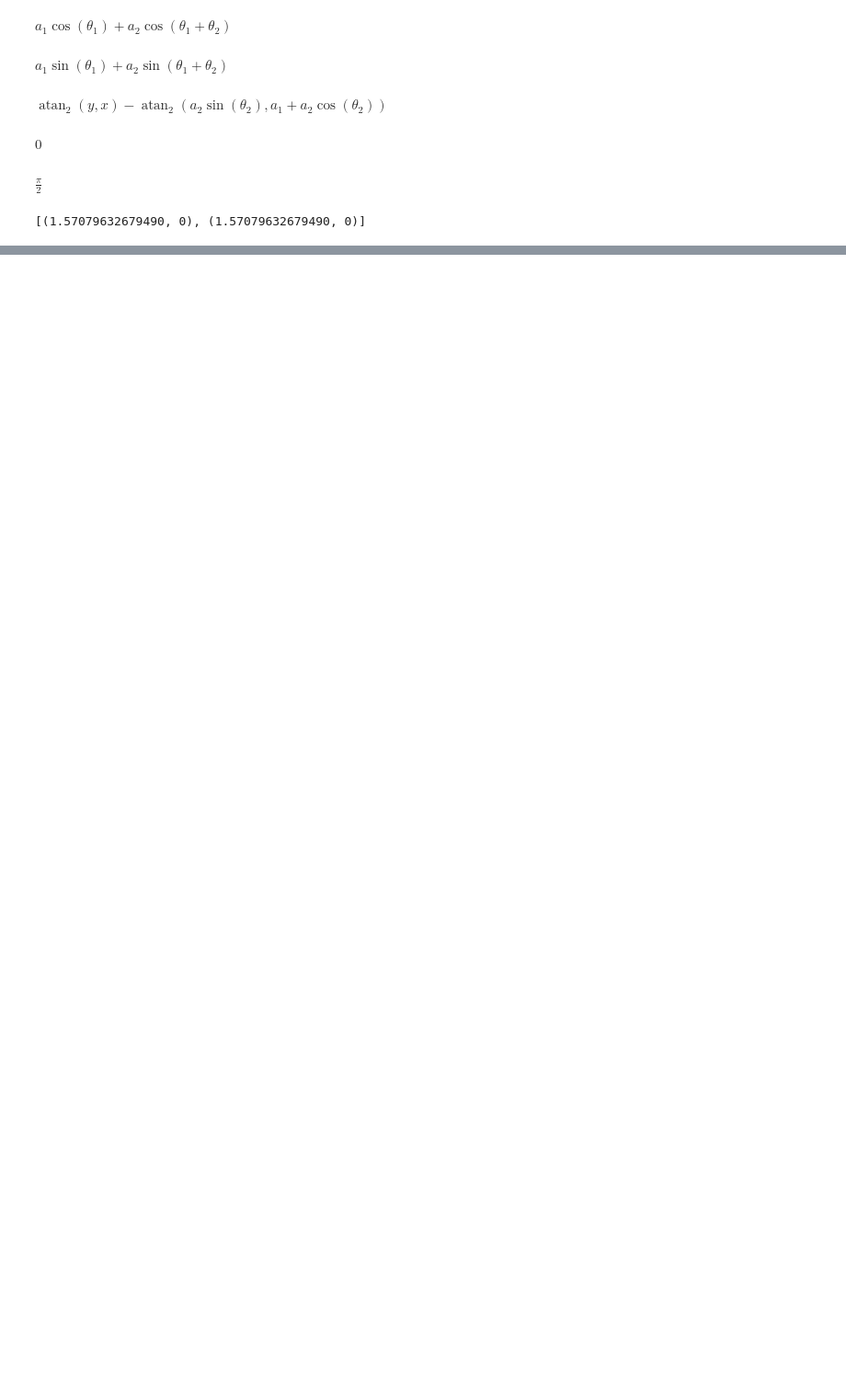
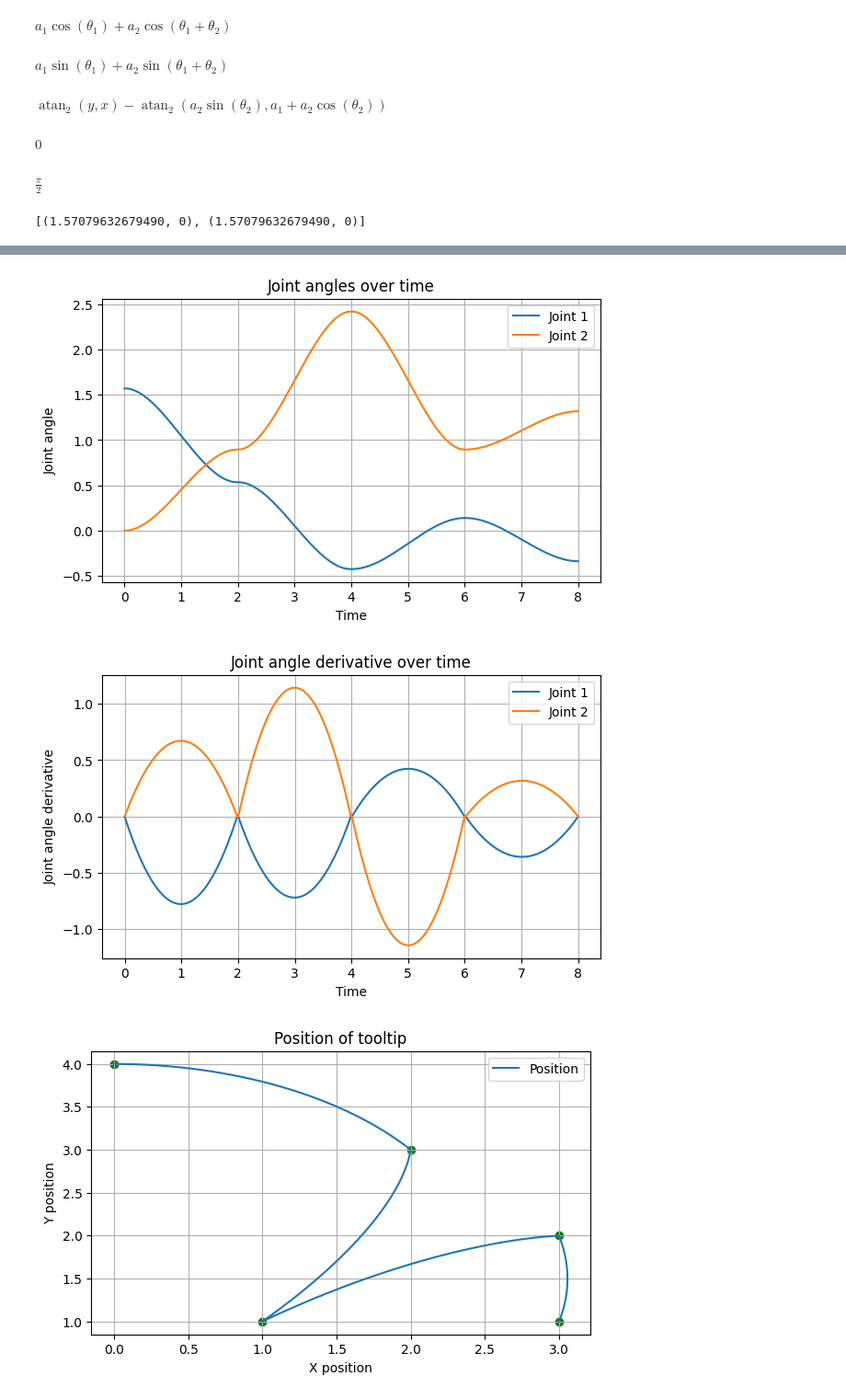
Before and after one commit to ludde127/Kinematics-Exercises, a Jupyter notebook: excersises.ipynb, the cells around one changed output, grey strips where cells are left out. Shown at 92% size. Saved outputs shown, nothing was run; the diff lists cells and outputs as text; code cells hidden in the pictures; blank space fills up the shorter version.

```diff
--- a/excersises.ipynb
+++ b/excersises.ipynb
@@ -236,13 +237,13 @@ theta1 = Symbol("theta1")
 a_1 = Symbol("a_1")
 a_2 = Symbol("a_2")
 theta2 = Symbol("theta2")
-x4 = a_1 * cos(theta1) + a_2 * cos(theta1 + theta2)
-x4
+x4_forward = a_1 * cos(theta1) + a_2 * cos(theta1 + theta2)
+x4_forward
 # %% [output]
 $\displaystyle a_{1} \cos{\left(\theta_{1} \right)} + a_{2} \cos{\left(\theta_{1} + \theta_{2} \right)}$
 # %%
-y4 = a_1 * sin(theta1) + a_2 * sin(theta1 + theta2)
-y4
+y4_forward = a_1 * sin(theta1) + a_2 * sin(theta1 + theta2)
+y4_forward
 # %% [output]
 $\displaystyle a_{1} \sin{\left(\theta_{1} \right)} + a_{2} \sin{\left(\theta_{1} + \theta_{2} \right)}$
 # %%
@@ -328,0 +423,60 @@ D = (3, 1), joint values [(-19.3262950841130, 75.5224878140701), (56.19619272995
+# %%
+# 2c: We should now merge the trajectories into one graph.
+
+x_traj = np.linspace(0, 2, 100)
+
+joint_ys = [[], []]
+joint_ys_deriv = [[], []]
+x_coordinate, y_coordinate = [], []
+
+for i, segment in enumerate(trajectories):
+    for j, (joint_traj, joint_traj_derivative) in enumerate(segment):
+        # Evaluate symbolic expression numerically
+        y_vals = [float(joint_traj.subs({time_t: t_val})) for t_val in x_traj]
+        joint_ys[j].extend(y_vals)
+        y_vals_deriv = [float(joint_traj_derivative.subs({time_t: t_val})) for t_val in x_traj]
+        joint_ys_deriv[j].extend(y_vals_deriv)
+
+x_coordinate.extend([x4_forward.subs({theta1: _theta1, theta2: _theta2, a_1: 2, a_2: 2}) for _theta1, _theta2 in zip(*joint_ys)])
+y_coordinate.extend([y4_forward.subs({theta1: _theta1, theta2: _theta2, a_1: 2, a_2: 2}) for _theta1, _theta2 in zip(*joint_ys)])
+
+
+plt.figure(figsize=(7, 4))
+x = np.linspace(0, 2*len(trajectories), 100*len(trajectories))  # normalized time for each segment
+for j, joint_y in enumerate(joint_ys):
+    # Evaluate symbolic expression numerically
+    plt.plot(x, joint_ys[j], label=f"Joint {j+1}")
+    plt.title(f"Joint angles over time")
+    plt.xlabel("Time")
+    plt.ylabel("Joint angle")
+    plt.legend()
+    plt.grid(True)
+plt.show()
+plt.figure(figsize=(7, 4))
+for j, joint_y in enumerate(joint_ys_deriv):
+    # Evaluate symbolic expression numerically
+    plt.plot(x, joint_ys_deriv[j], label=f"Joint {j+1}")
+    plt.title(f"Joint angle derivative over time")
+    plt.xlabel("Time")
+    plt.ylabel("Joint angle derivative")
+    plt.legend()
+    plt.grid(True)
+plt.show()
+plt.figure(figsize=(7, 4))
+plt.plot(x_coordinate, y_coordinate, label=f"Position")
+# Also put dots for each of the goals
+
+x_targets, y_targets = list(zip(*points.values()))
+
+plt.scatter(x=x_targets, y=y_targets, c="green")
+
+plt.title(f"Position of tooltip")
+plt.xlabel("X position")
+plt.ylabel("Y position")
+plt.legend()
+plt.grid(True)
+plt.show()
+# %% [output]
+[figure, added]
+[figure, added]
+[figure, added]
```
Also changed, not shown: parts of 8 cells of this notebook.
